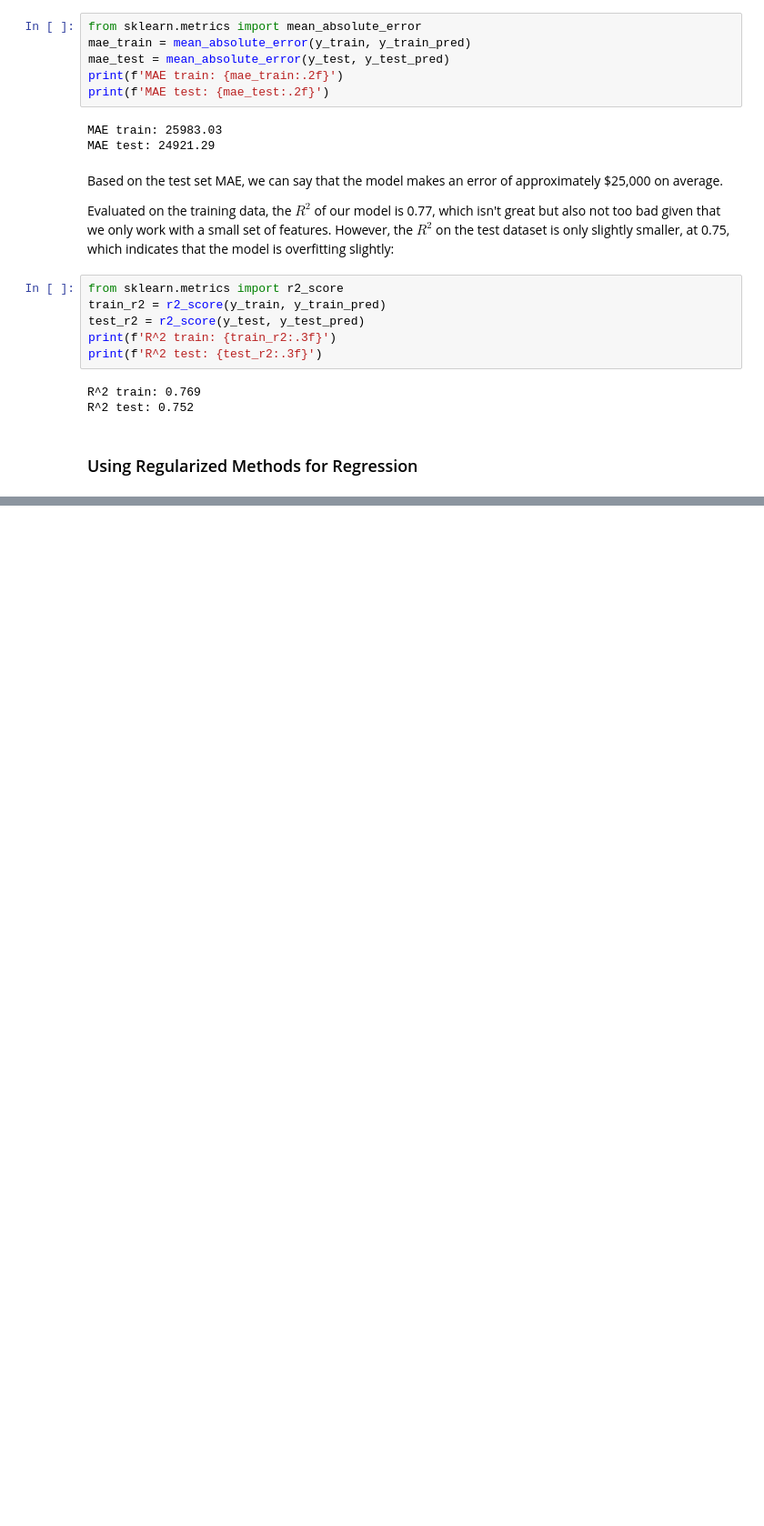
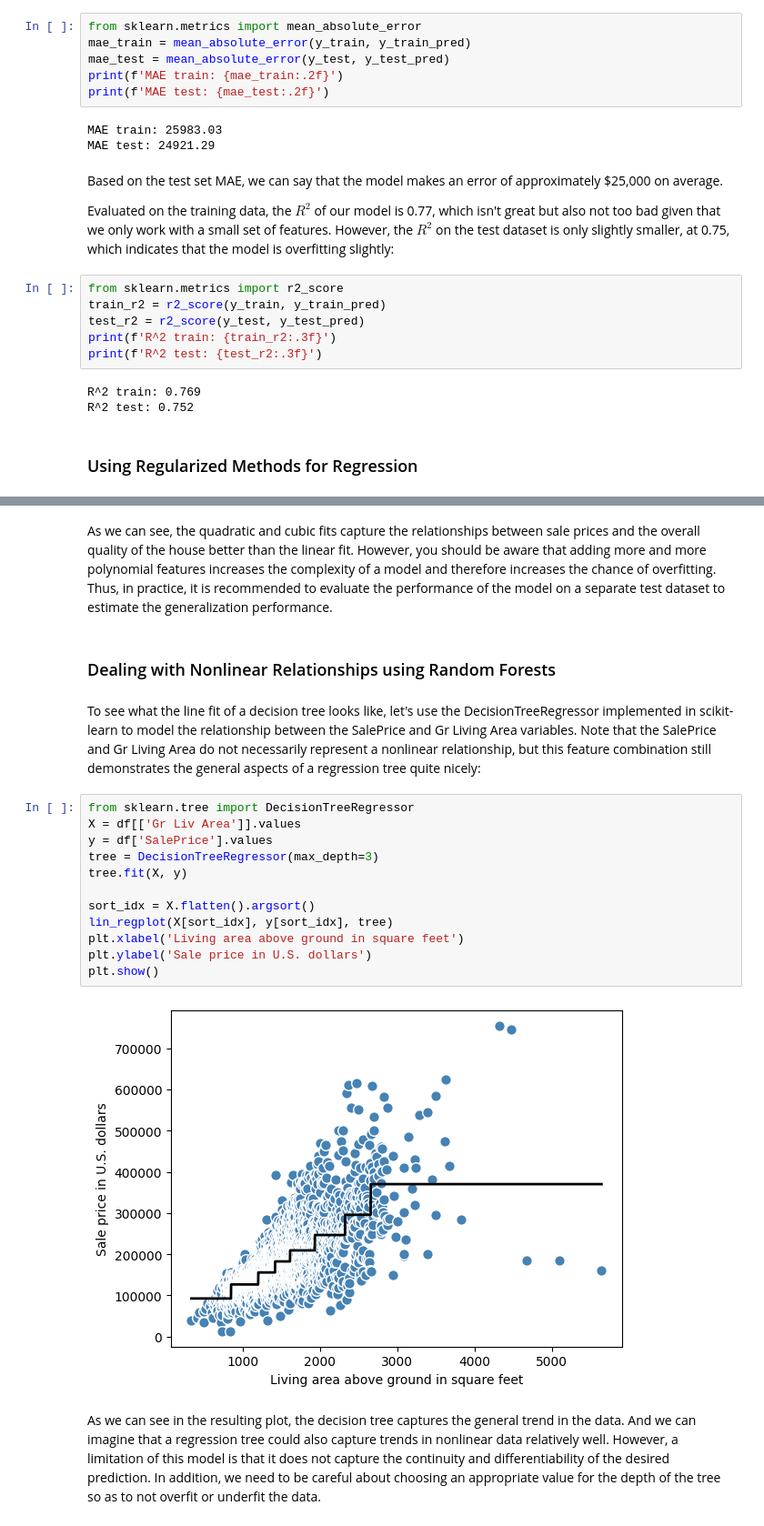
Before and after one commit to kaanoram/ML-Pytorch-SkLearn-Study, a Jupyter notebook: chapters/chapter_09/ch09.ipynb, the cells around one changed output, grey strips where cells are left out. Shown at 91% size. Saved outputs shown, nothing was run; the diff lists cells and outputs as text; blank space fills up the shorter version.

```diff
--- a/chapters/chapter_09/ch09.ipynb
+++ b/chapters/chapter_09/ch09.ipynb
@@ -384,0 +566,22 @@ R^2 test: 0.752
+# %% [markdown]
+As we can see, the quadratic and cubic fits capture the relationships between sale prices and the overall quality of the house better than the linear fit. However, you should be aware that adding more and more polynomial features increases the complexity of a model and therefore increases the chance of overfitting. Thus, in practice, it is recommended to evaluate the performance of the model on a separate test dataset to estimate the generalization performance.
+# %% [markdown]
+### Dealing with Nonlinear Relationships using Random Forests
+# %% [markdown]
+To see what the line fit of a decision tree looks like, let's use the DecisionTreeRegressor implemented in scikit-learn to model the relationship between the SalePrice and Gr Living Area variables. Note that the SalePrice and Gr Living Area do not necessarily represent a nonlinear relationship, but this feature combination still demonstrates the general aspects of a regression tree quite nicely:
+# %%
+from sklearn.tree import DecisionTreeRegressor
+X = df[['Gr Liv Area']].values
+y = df['SalePrice'].values
+tree = DecisionTreeRegressor(max_depth=3)
+tree.fit(X, y)
+
+sort_idx = X.flatten().argsort()
+lin_regplot(X[sort_idx], y[sort_idx], tree)
+plt.xlabel('Living area above ground in square feet')
+plt.ylabel('Sale price in U.S. dollars')
+plt.show()
+# %% [output]
+[figure, added]
+# %% [markdown]
+As we can see in the resulting plot, the decision tree captures the general trend in the data. And we can imagine that a regression tree could also capture trends in nonlinear data relatively well. However, a limitation of this model is that it does not capture the continuity and differentiability of the desired prediction. In addition, we need to be careful about choosing an appropriate value for the depth of the tree so as to not overfit or underfit the data.
```
Also changed, not shown: parts of 34 cells of this notebook.
